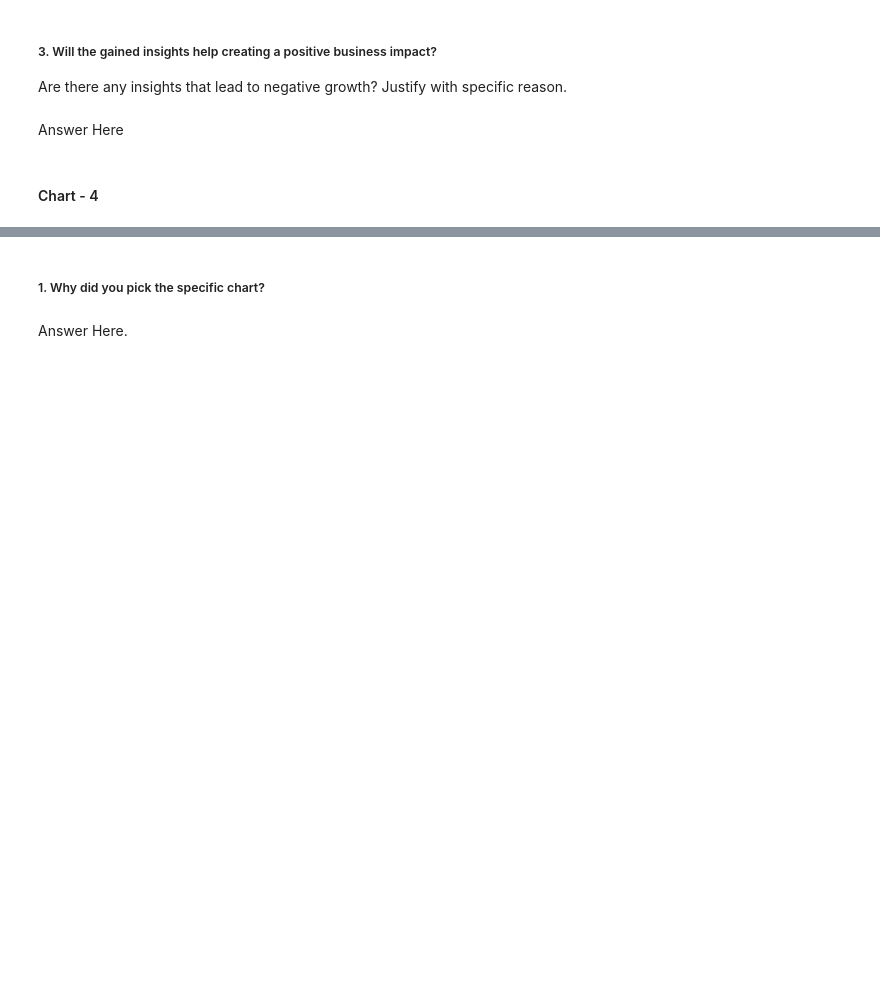
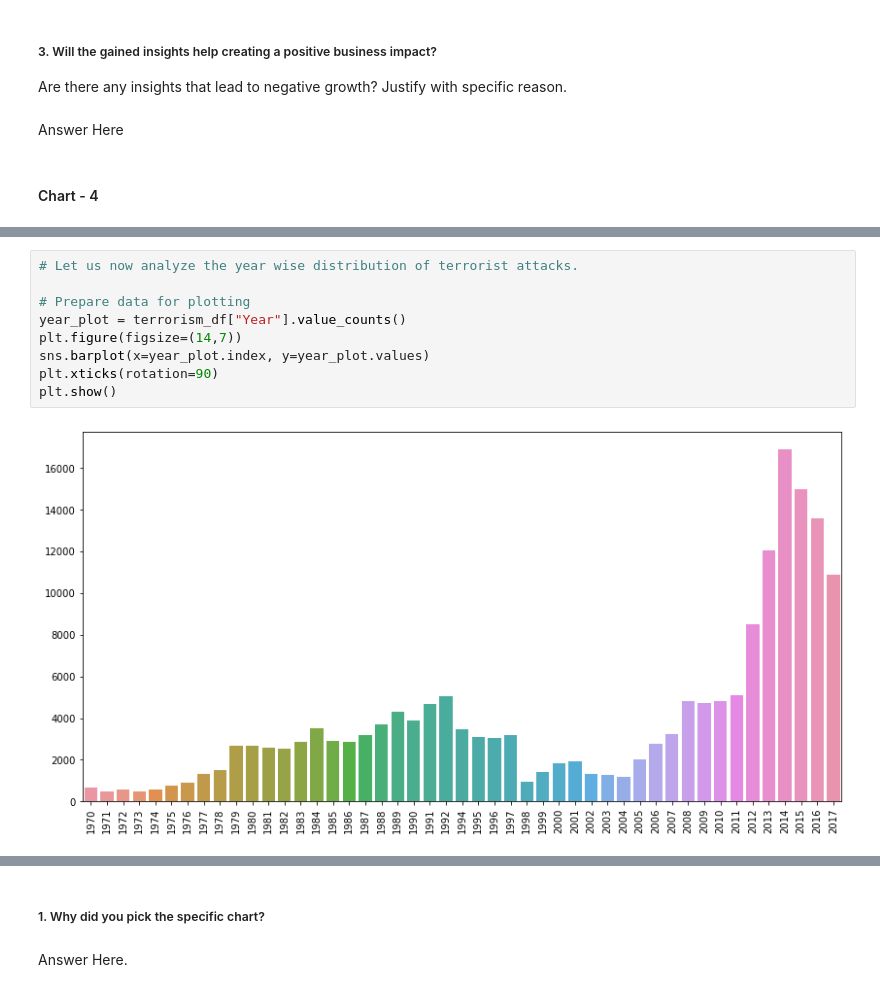
Before and after one commit to AimanSahay/Project-EDA_Global-Terrorism-Dataset, a Jupyter notebook: EDA_Global Terrorism Dataset.ipynb, the cells around one changed output, grey strips where cells are left out. Cells and saved outputs as stored; diff of their text form; blank space fills up the shorter version.

```diff
--- a/EDA_Global Terrorism Dataset.ipynb
+++ b/EDA_Global Terrorism Dataset.ipynb
@@ -725,0 +866,11 @@ Answer Here
+# %%
+# Let us now analyze the year wise distribution of terrorist attacks.
+
+# Prepare data for plotting
+year_plot = terrorism_df["Year"].value_counts()
+plt.figure(figsize=(14,7))
+sns.barplot(x=year_plot.index, y=year_plot.values)
+plt.xticks(rotation=90)
+plt.show()
+# %% [output]
+[figure, added]
```
Also changed, not shown: parts of 42 cells of this notebook.
